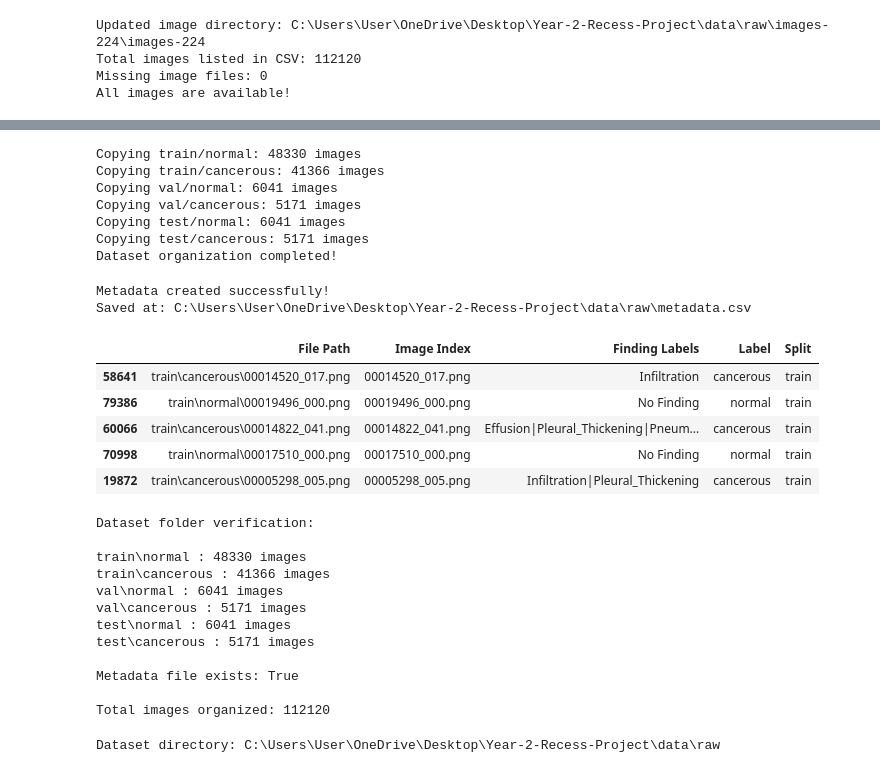
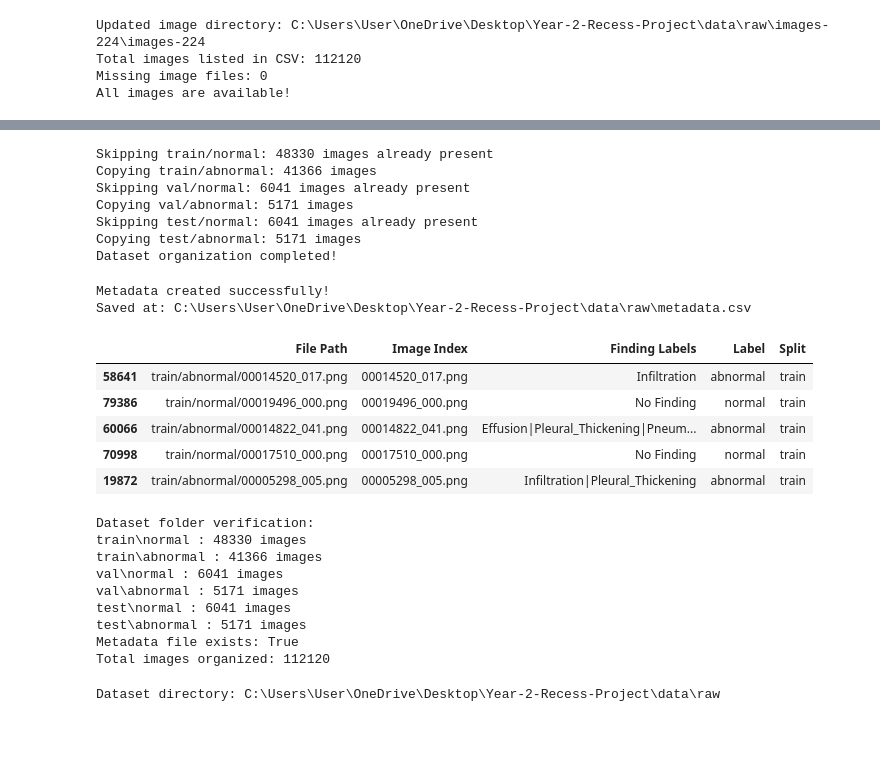
Before and after one commit to Josemiles-ctr/Year-2-Recess-Project, a Jupyter notebook: notebooks/DataExploration.ipynb, the cells around one changed output, grey strips where cells are left out. Saved outputs shown, nothing was run; the diff lists cells and outputs as text; code cells hidden in the pictures; blank space fills up the shorter version.

Commit message:
Fix Task 1 dataset labeling, metadata paths, and notebook formatting

```diff
--- a/notebooks/DataExploration.ipynb
+++ b/notebooks/DataExploration.ipynb
@@ -182,13 +182,13 @@ Total images listed in CSV: 112120
 Missing image files: 0
 All images are available!
 # %%
-# Create binary classification labels: normal vs cancerous
+# Create binary classification labels: normal vs abnormal
 
 def assign_label(finding):
     if finding == "No Finding":
         return "normal"
     else:
-        return "cancerous"
+        return "abnormal"
 
 df["Label"] = df["Finding Labels"].apply(assign_label)
 
@@ -264,11 +264,16 @@ splits = {
 
 # Create folders and copy images
 for split_name, split_df in splits.items():
-    for label in ["normal", "cancerous"]:
+    for label in ["normal", "abnormal"]:
 
         # Create folder
         dest_dir = OUTPUT_DIR / split_name / label
         dest_dir.mkdir(parents=True, exist_ok=True)
+
+        existing_images = list(dest_dir.glob("*.png"))
+        if existing_images:
+            print(f"Skipping {split_name}/{label}: {len(existing_images)} images already present")
+            continue
 
         # Filter images
         label_df = split_df[split_df["Label"] == label]
@@ -284,12 +289,12 @@ for split_name, split_df in splits.items():
 
 print("Dataset organization completed!")
 # %% [output]
-Copying train/normal: 48330 images
-Copying train/cancerous: 41366 images
-Copying val/normal: 6041 images
-Copying val/cancerous: 5171 images
-Copying test/normal: 6041 images
-Copying test/cancerous: 5171 images
+Skipping train/normal: 48330 images already present
+Copying train/abnormal: 41366 images
+Skipping val/normal: 6041 images already present
+Copying val/abnormal: 5171 images
+Skipping test/normal: 6041 images already present
+Copying test/abnormal: 5171 images
 Dataset organization completed!
 # %%
 # Create metadata CSV
@@ -302,39 +307,39 @@ metadata = pd.concat([
 
 # Add full image paths
 metadata["File Path"] = metadata.apply(
-    lambda row: str(Path(row["Split"]) / row["Label"] / row["Image Index"]),
+    lambda row: (Path(row["Split"]) / row["Label"] / row["Image Index"]).as_posix(),
     axis=1
 )
 
 # Select useful columns
 metadata = metadata[
     [
         "File Path",
         "Image Index",
         "Finding Labels",
         "Label",
         "Split"
     ]
 ]
 
 # Save metadata
 METADATA_PATH = DATASET_DIR / "metadata.csv"
 
 metadata.to_csv(METADATA_PATH, index=False)
 
 print("Metadata created successfully!")
 print("Saved at:", METADATA_PATH.resolve())
 
 metadata.head()
 # %% [output]
 Metadata created successfully!
 Saved at: C:\Users\User\OneDrive\Desktop\Year-2-Recess-Project\data\raw\metadata.csv
 |  | File Path | Image Index | Finding Labels | Label | Split |
-| 58641 | train\cancerous\00014520_017.png | 00014520_017.png | Infiltration | cancerous | train |
-| 79386 | train\normal\00019496_000.png | 00019496_000.png | No Finding | normal | train |
-| 60066 | train\cancerous\00014822_041.png | 00014822_041.png | Effusion|Pleural_Thickening|Pneum... | cancerous | train |
-| 70998 | train\normal\00017510_000.png | 00017510_000.png | No Finding | normal | train |
-| 19872 | train\cancerous\00005298_005.png | 00005298_005.png | Infiltration|Pleural_Thickening | cancerous | train |
+| 58641 | train/abnormal/00014520_017.png | 00014520_017.png | Infiltration | abnormal | train |
+| 79386 | train/normal/00019496_000.png | 00019496_000.png | No Finding | normal | train |
+| 60066 | train/abnormal/00014822_041.png | 00014822_041.png | Effusion|Pleural_Thickening|Pneum... | abnormal | train |
+| 70998 | train/normal/00017510_000.png | 00017510_000.png | No Finding | normal | train |
+| 19872 | train/abnormal/00005298_005.png | 00005298_005.png | Infiltration|Pleural_Thickening | abnormal | train |
 # %%
 # Final dataset structure verification
 
@@ -342,35 +347,32 @@ from pathlib import Path
 
 folders = [
     DATASET_DIR / "train" / "normal",
-    DATASET_DIR / "train" / "cancerous",
+    DATASET_DIR / "train" / "abnormal",
     DATASET_DIR / "val" / "normal",
-    DATASET_DIR / "val" / "cancerous",
+    DATASET_DIR / "val" / "abnormal",
     DATASET_DIR / "test" / "normal",
-    DATASET_DIR / "test" / "cancerous",
+    DATASET_DIR / "test" / "abnormal",
 ]
 
-print("Dataset folder verification:\n")
+print("Dataset folder verification:")
 
 for folder in folders:
     count = len(list(folder.glob("*.png")))
     print(f"{folder.relative_to(DATASET_DIR)} : {count} images")
 
-print("\nMetadata file exists:", (DATASET_DIR / "metadata.csv").exists())
+print("Metadata file exists:", (DATASET_DIR / "metadata.csv").exists())
 
-print("\nTotal images organized:",
+print("Total images organized:",
       sum(len(list(folder.glob("*.png"))) for folder in folders))
 # %% [output]
 Dataset folder verification:
-
 train\normal : 48330 images
-train\cancerous : 41366 images
+train\abnormal : 41366 images
 val\normal : 6041 images
-val\cancerous : 5171 images
+val\abnormal : 5171 images
 test\normal : 6041 images
-test\cancerous : 5171 images
-
+test\abnormal : 5171 images
 Metadata file exists: True
-
 Total images organized: 112120
 # %%
 from pathlib import Path
```
Also changed, not shown: parts of 3 cells of this notebook, 2 other files.
